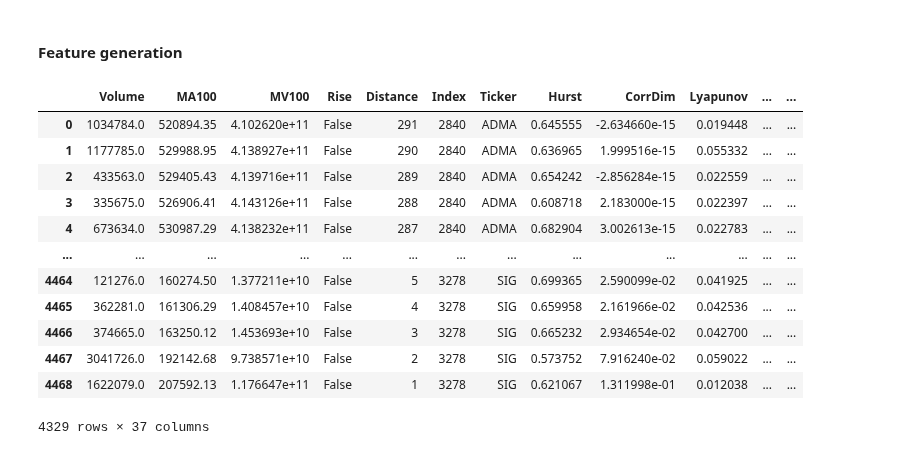
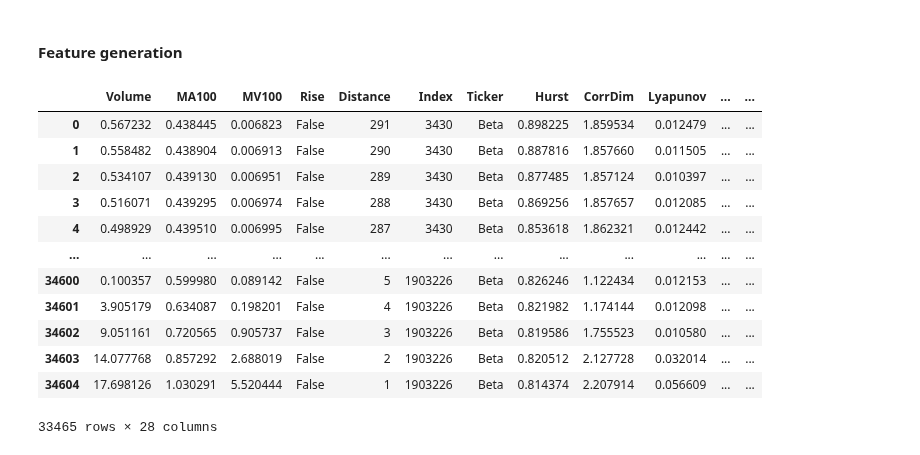
Before and after one commit to lebedevaale/early_warning_model, a Jupyter notebook: import_and_preparation.ipynb, the cells around one changed output. Cells and saved outputs as stored; diff of their text form; code cells hidden in the pictures.

Commit message:
Added new sources of the solar data

```diff
--- a/import_and_preparation.ipynb
+++ b/import_and_preparation.ipynb
@@ -499,8 +567,20 @@ solar
 # %% [markdown]
 #### Data check
 # %%
+variables = [
+    'F',
+    'flow_speed',
+    'proton_density',
+    'T',
+    'Pressure',
+    'Beta'
+]
+
 # Orignal data
 data = pd.read_parquet('Data/solar.parquet')
 
-# Savitzky-Golay smoothing with 4 minute window and 2nd degree polynomial
-deterministic_component = sp.signal.savgol_filter(data['Magnitude'], 15, 2)
+# Savitzky-Golay smoothing with 1 hour window and 2nd degree polynomial
+data_smoothed = pd.DataFrame({'Date': data['Date']})
+for var in variables:
+    data_smoothed[var] = sp.signal.savgol_filter(data[var], 12, 2)
+data_smoothed
@@ -571,30 +732,30 @@ ds
 # %%
 cols = ['Hurst', 'CorrDim', 'Lyapunov',
         'Skewness', 'Kurtosis', 'PSD', 'ACF_1',
         # 'WL_C1', 'WL_C2', 'WL_C3'
-        f'MC{window}', f'Price MS{window}', f'Price MK{window}'
+        # f'MC{window}', f'Price MS{window}', f'Price MK{window}'
         ]
 
 # Set lag for dynamics and short variance calculation
 lag_model = [8]
 
 # Generate lagged features
-for file in ['dataset_2025']:
+for file in [f'{i}_smoothed_metrics' for i in variables]:
     data = pd.read_parquet(f'Data/{file}.parquet').drop(columns = ['Variance'])
     data_logdyn = fun.generate_features(data, cols, lag_model)
     data_logdyn.to_parquet(f'Data/{file}.parquet', index = False)
 data_logdyn
 # %% [output]
 |  | Volume | MA100 | MV100 | Rise | Distance | Index | Ticker | Hurst | CorrDim | Lyapunov | ... | ... |
-| 0 | 1034784.0 | 520894.35 | 4.102620e+11 | False | 291 | 2840 | ADMA | 0.645555 | -2.634660e-15 | 0.019448 | ... | ... |
-| 1 | 1177785.0 | 529988.95 | 4.138927e+11 | False | 290 | 2840 | ADMA | 0.636965 | 1.999516e-15 | 0.055332 | ... | ... |
-| 2 | 433563.0 | 529405.43 | 4.139716e+11 | False | 289 | 2840 | ADMA | 0.654242 | -2.856284e-15 | 0.022559 | ... | ... |
-| 3 | 335675.0 | 526906.41 | 4.143126e+11 | False | 288 | 2840 | ADMA | 0.608718 | 2.183000e-15 | 0.022397 | ... | ... |
-| 4 | 673634.0 | 530987.29 | 4.138232e+11 | False | 287 | 2840 | ADMA | 0.682904 | 3.002613e-15 | 0.022783 | ... | ... |
+| 0 | 0.567232 | 0.438445 | 0.006823 | False | 291 | 3430 | Beta | 0.898225 | 1.859534 | 0.012479 | ... | ... |
+| 1 | 0.558482 | 0.438904 | 0.006913 | False | 290 | 3430 | Beta | 0.887816 | 1.857660 | 0.011505 | ... | ... |
+| 2 | 0.534107 | 0.439130 | 0.006951 | False | 289 | 3430 | Beta | 0.877485 | 1.857124 | 0.010397 | ... | ... |
+| 3 | 0.516071 | 0.439295 | 0.006974 | False | 288 | 3430 | Beta | 0.869256 | 1.857657 | 0.012085 | ... | ... |
+| 4 | 0.498929 | 0.439510 | 0.006995 | False | 287 | 3430 | Beta | 0.853618 | 1.862321 | 0.012442 | ... | ... |
 | ... | ... | ... | ... | ... | ... | ... | ... | ... | ... | ... | ... | ... |
-| 4464 | 121276.0 | 160274.50 | 1.377211e+10 | False | 5 | 3278 | SIG | 0.699365 | 2.590099e-02 | 0.041925 | ... | ... |
-| 4465 | 362281.0 | 161306.29 | 1.408457e+10 | False | 4 | 3278 | SIG | 0.659958 | 2.161966e-02 | 0.042536 | ... | ... |
-| 4466 | 374665.0 | 163250.12 | 1.453693e+10 | False | 3 | 3278 | SIG | 0.665232 | 2.934654e-02 | 0.042700 | ... | ... |
-| 4467 | 3041726.0 | 192142.68 | 9.738571e+10 | False | 2 | 3278 | SIG | 0.573752 | 7.916240e-02 | 0.059022 | ... | ... |
-| 4468 | 1622079.0 | 207592.13 | 1.176647e+11 | False | 1 | 3278 | SIG | 0.621067 | 1.311998e-01 | 0.012038 | ... | ... |
+| 34600 | 0.100357 | 0.599980 | 0.089142 | False | 5 | 1903226 | Beta | 0.826246 | 1.122434 | 0.012153 | ... | ... |
+| 34601 | 3.905179 | 0.634087 | 0.198201 | False | 4 | 1903226 | Beta | 0.821982 | 1.174144 | 0.012098 | ... | ... |
+| 34602 | 9.051161 | 0.720565 | 0.905737 | False | 3 | 1903226 | Beta | 0.819586 | 1.755523 | 0.010580 | ... | ... |
+| 34603 | 14.077768 | 0.857292 | 2.688019 | False | 2 | 1903226 | Beta | 0.820512 | 2.127728 | 0.032014 | ... | ... |
+| 34604 | 17.698126 | 1.030291 | 5.520444 | False | 1 | 1903226 | Beta | 0.814374 | 2.207914 | 0.056609 | ... | ... |
-4329 rows × 37 columns
+33465 rows × 28 columns
```
Also changed, not shown: parts of 15 cells of this notebook, 2 other files.
